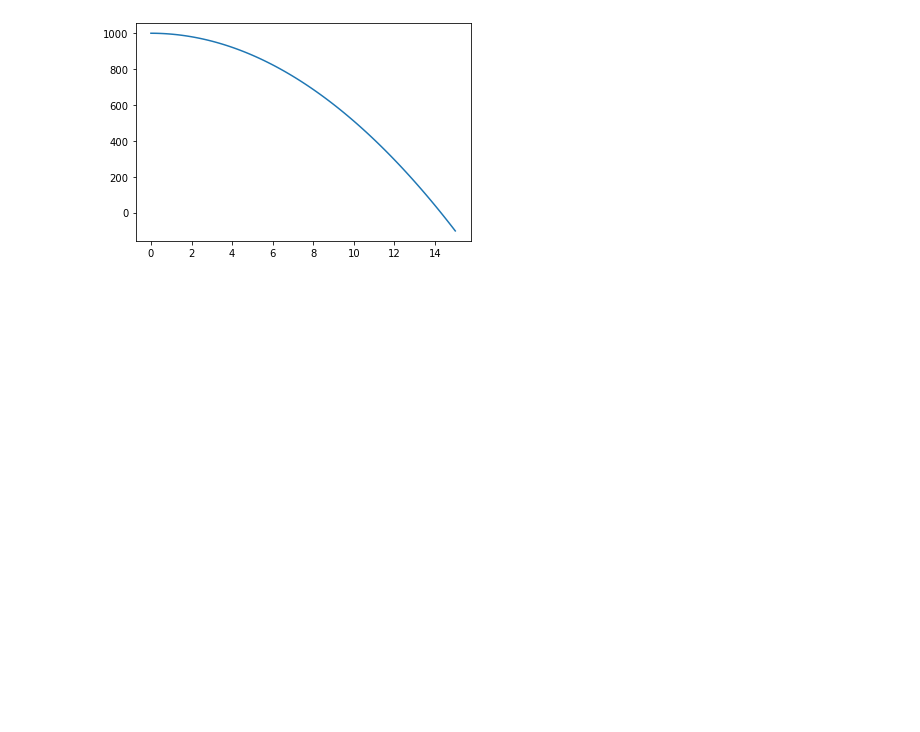
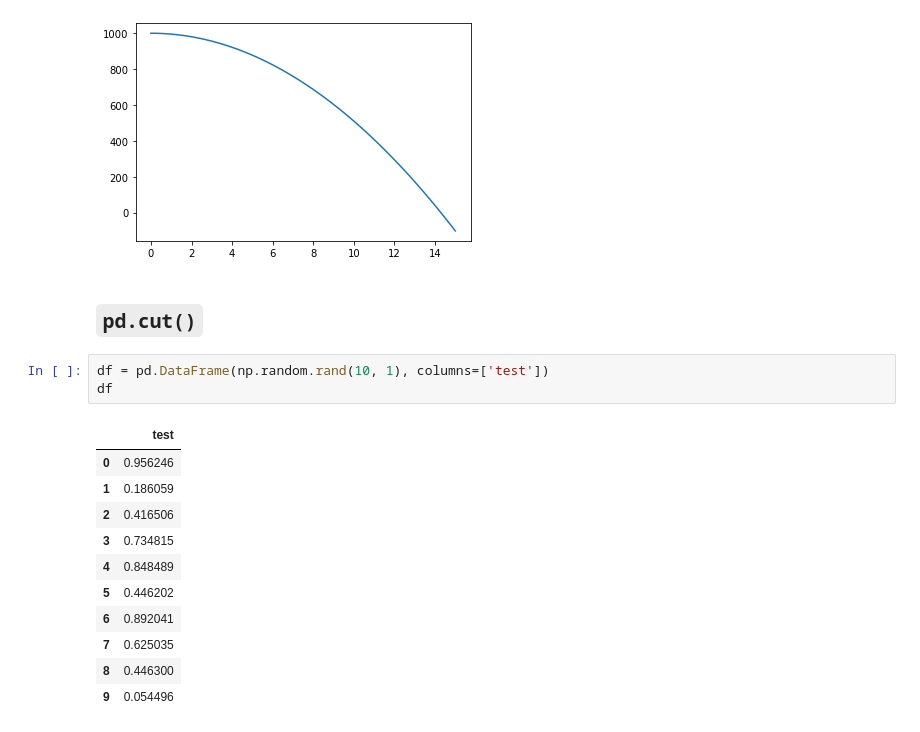
Before and after one commit to gadamico/Code-Snippets, a Jupyter notebook: scratch8.ipynb, the cells around one changed output. Saved outputs shown, nothing was run; the diff lists cells and outputs as text; blank space fills up the shorter version.

```diff
--- a/scratch8.ipynb
+++ b/scratch8.ipynb
@@ -175,3 +175,20 @@ t = np.linspace(0, 15, 100)
 plt.plot(t, position(t, x_0=1000));
 # %% [output]
 [figure]
+# %% [markdown]
+## `pd.cut()`
+# %%
+df = pd.DataFrame(np.random.rand(10, 1), columns=['test'])
+df
+# %% [output]
+|  | test |
+| 0 | 0.956246 |
+| 1 | 0.186059 |
+| 2 | 0.416506 |
+| 3 | 0.734815 |
+| 4 | 0.848489 |
+| 5 | 0.446202 |
+| 6 | 0.892041 |
+| 7 | 0.625035 |
+| 8 | 0.446300 |
+| 9 | 0.054496 |
```
Also changed, not shown: parts of 23 cells of this notebook.
